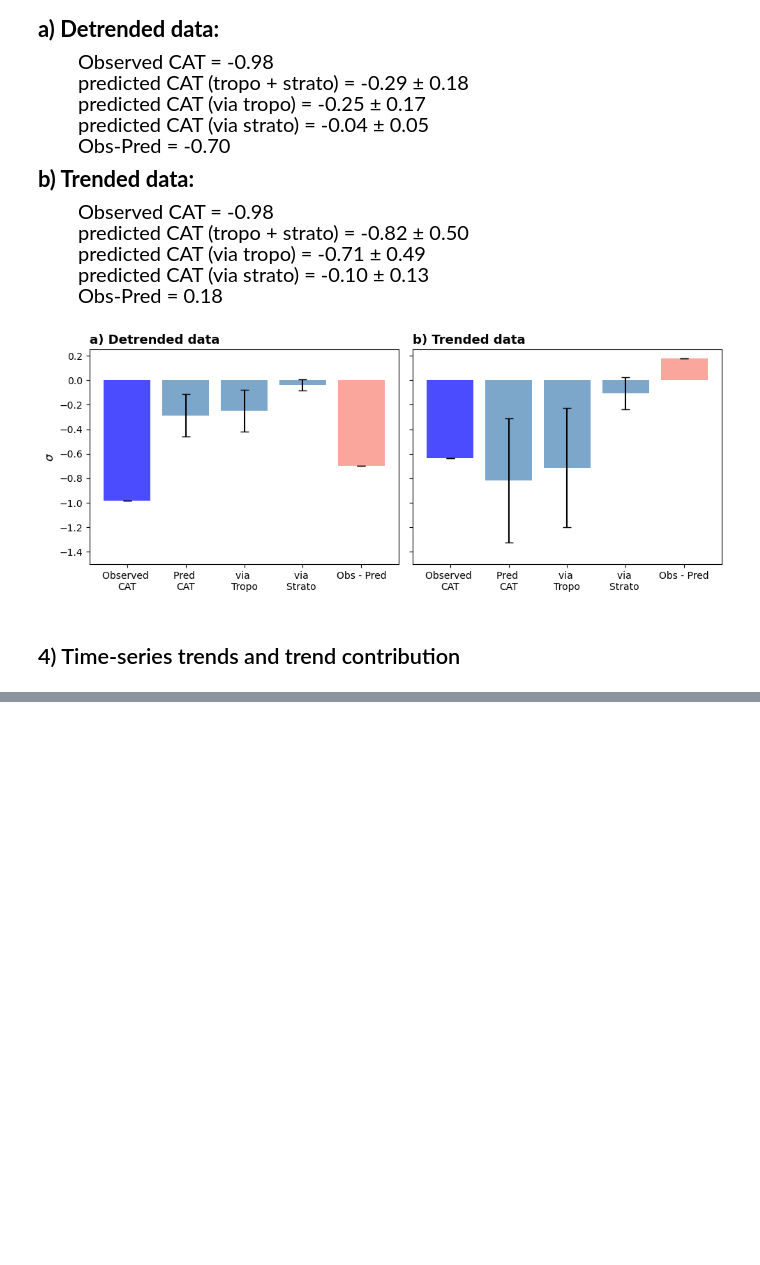
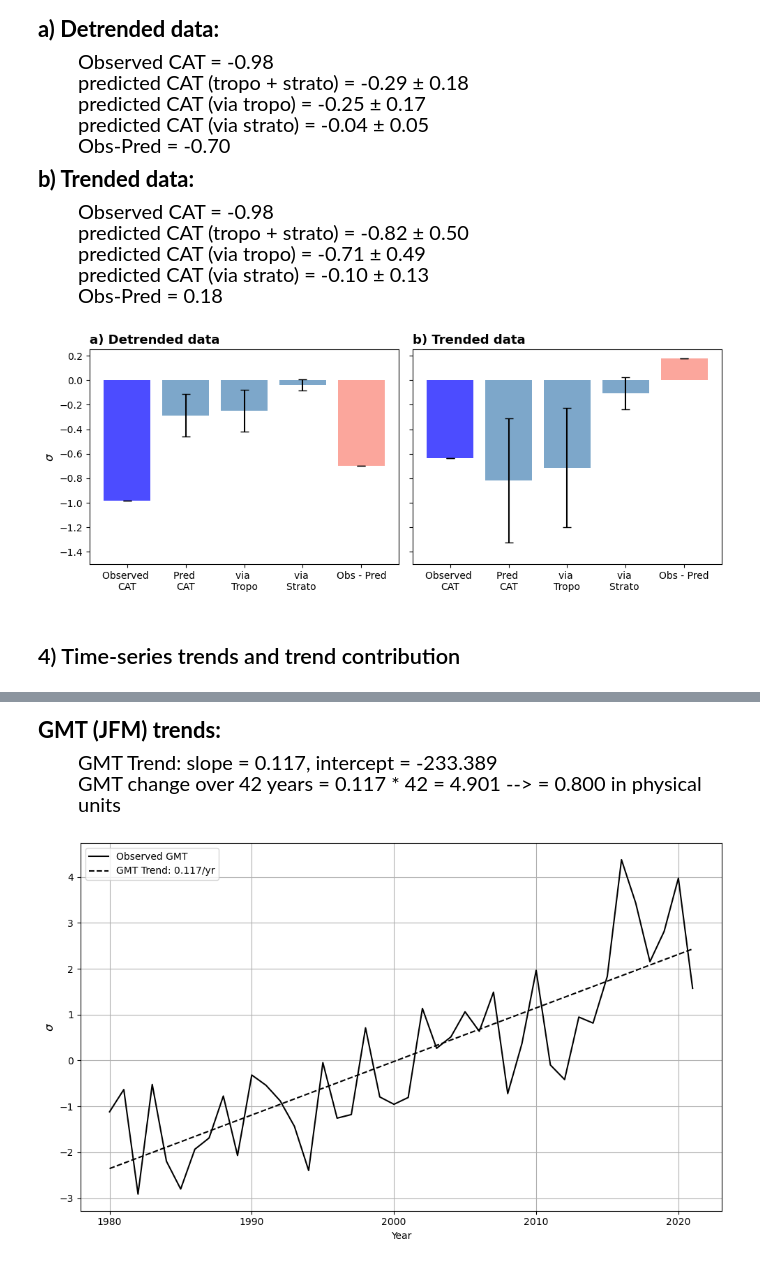
Before and after one commit to marlenek13/2024_Cosford_etal, a Jupyter notebook: causal_MLR_analysis.ipynb, the cells around one changed output, grey strips where cells are left out. Saved outputs shown, nothing was run; the diff lists cells and outputs as text; code cells hidden in the pictures; blank space fills up the shorter version.

```diff
--- a/causal_MLR_analysis.ipynb
+++ b/causal_MLR_analysis.ipynb
@@ -196,6 +196,13 @@ SPV_det, SPV_trended, SPV_std = process(spv, months_SPV, start_year= 1980, end_y
 # ==============
 cat = xr.open_dataset("/climca/people/mkretschmer/2024_Cosford_etal/data/CAT_index_monthly_1940-2023.nc")["var167"]
 CAT_det, CAT_trended, CAT_std = process(cat, months_CAT, start_year= 1980, end_year = 2021)
+
+
+# ==============
+# GMT: Global mean temperature
+# ==============
+gmt = xr.open_dataset("/climca/people/mkretschmer/2024_Cosford_etal/data/GMT_index_monthly_1940-2023.nc")["var167"]
+GMT_det, GMT_trended, GMT_std = process(gmt, months_CAT, start_year= 1980, end_year = 2021)
 # %% [markdown]
 ### Plot the time-series
 # %%
@@ -734,0 +818,62 @@ Predicted warming over 42 years = -0.026 * 42 = -1.104 </b><br>
+# %%
+# ==============================
+# GMT trends
+# ==============================
+
+# Fit trend lines
+GMT_slope, GMT_intercept, _, _, _ = linregress(years, GMT_trended)
+
+# Create trend lines
+GMT_trend = GMT_slope * years + GMT_intercept
+
+# Plot
+fig = plt.figure(figsize=(10, 6))
+
+# Plot actual time series
+plt.plot(years, GMT_trended, label='Observed GMT', color='k')
+
+
+# Plot trend lines
+plt.plot(years, GMT_trend, label=f'GMT Trend: {GMT_slope:.3f}/yr', linestyle='--', color='k')
+
+# Add labels, legend, and title
+plt.xlabel('Year')
+plt.ylabel("$\sigma$", fontsize = 12)
+#plt.title('Predicted and Observed Time Series with Trend Lines')
+plt.legend()
+plt.grid(True)
+
+
+fig.tight_layout()
+
+# save figure
+fig.savefig(save_path + "GMT_timeseries_with_trends")
+
+
+
+# ======================================================
+# print results as markdown text
+# ======================================================
+
+markdown_text = f"""
+<p style='font-size:22px;'>
+<b> GMT (JFM) trends:</b>
+</p>
+<ul style='font-size:20px;'>
+GMT Trend: slope = {GMT_slope:.3f}, intercept = {GMT_intercept:.3f} </b><br>
+GMT change over 42 years = {GMT_slope:.3f} * 42 = {GMT_slope *42:.3f} --> = {GMT_slope *42 * GMT_std:.3f} in physical units </b><br>
+</ul>
+
+
+"""
+display(Markdown(markdown_text))
+# %% [output]
+
+<p style='font-size:22px;'>
+<b> GMT (JFM) trends:</b>
+</p>
+<ul style='font-size:20px;'>
+GMT Trend: slope = 0.117, intercept = -233.389 </b><br>
+GMT change over 42 years = 0.117 * 42 = 4.901 --> = 0.800 in physical units </b><br>
+</ul>
+[figure, added]
```
Also changed, not shown: parts of 5 cells of this notebook, 4 other files.
